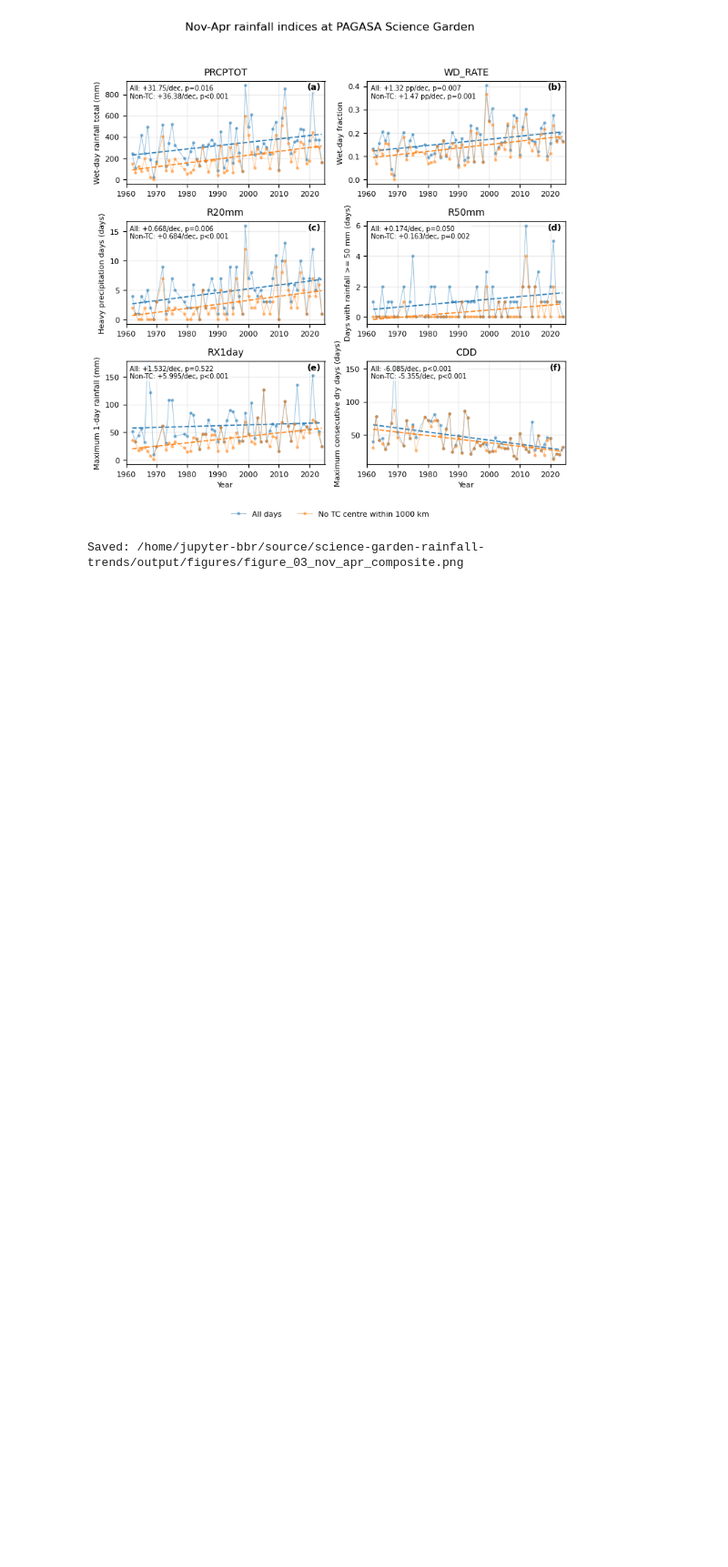
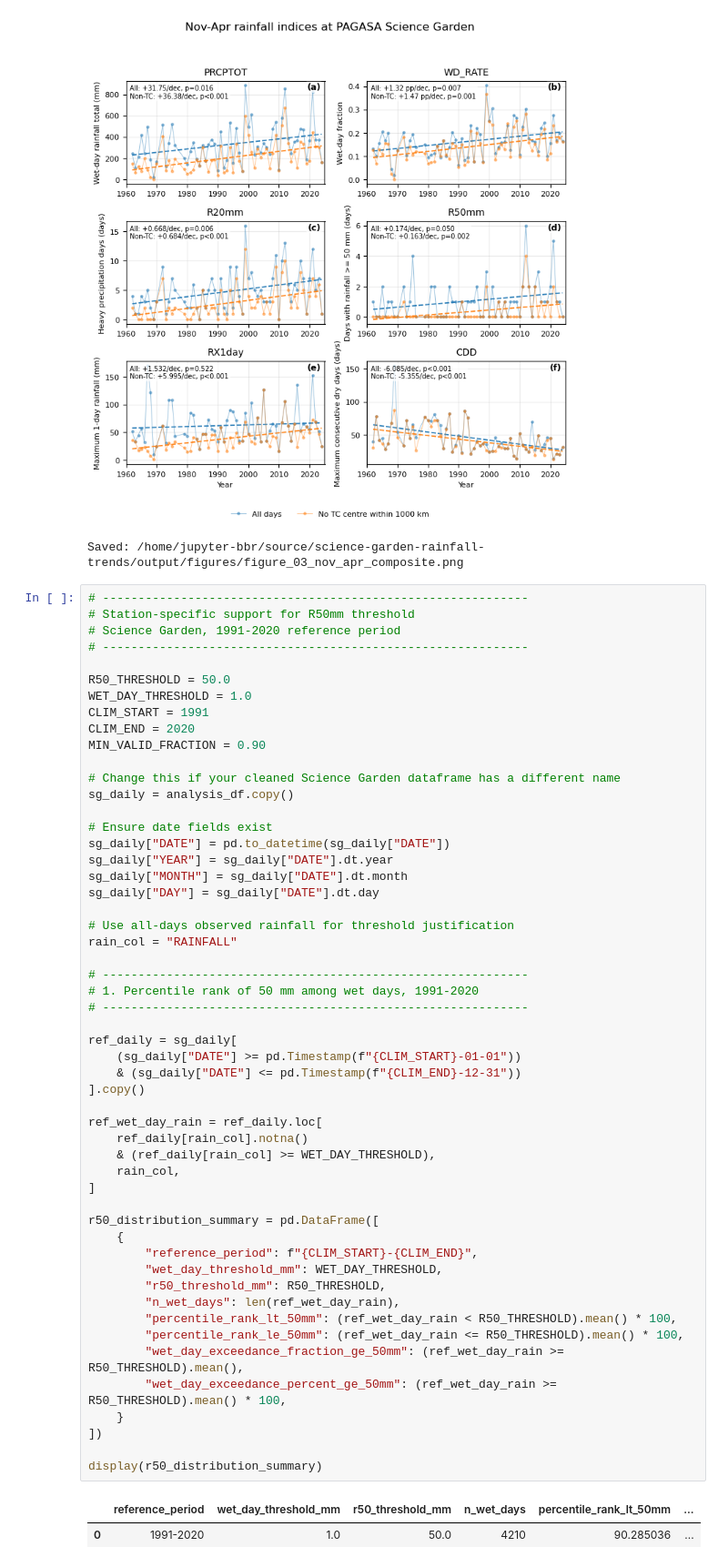
Before and after one commit to baracoma/science-garden-rainfall-trends, a Jupyter notebook: 02_analysis_and_figures.ipynb, the cells around one changed output. Shown at 91% size. Saved outputs shown, nothing was run; the diff lists cells and outputs as text; blank space fills up the shorter version.

Commit message:
updated r50mm calculation and justification

```diff
--- a/02_analysis_and_figures.ipynb
+++ b/02_analysis_and_figures.ipynb
@@ -2801,3 +2907,59 @@ make_composite_timeseries_figure(
 # %% [output]
 [figure]
 Saved: /home/jupyter-bbr/source/science-garden-rainfall-trends/output/figures/figure_03_nov_apr_composite.png
+# %%
+# ------------------------------------------------------------
+# Station-specific support for R50mm threshold
+# Science Garden, 1991-2020 reference period
+# ------------------------------------------------------------
+
+R50_THRESHOLD = 50.0
+WET_DAY_THRESHOLD = 1.0
+CLIM_START = 1991
+CLIM_END = 2020
+MIN_VALID_FRACTION = 0.90
+
+# Change this if your cleaned Science Garden dataframe has a different name
+sg_daily = analysis_df.copy()
+
+# Ensure date fields exist
+sg_daily["DATE"] = pd.to_datetime(sg_daily["DATE"])
+sg_daily["YEAR"] = sg_daily["DATE"].dt.year
+sg_daily["MONTH"] = sg_daily["DATE"].dt.month
+sg_daily["DAY"] = sg_daily["DATE"].dt.day
+
+# Use all-days observed rainfall for threshold justification
+rain_col = "RAINFALL"
+
+# ------------------------------------------------------------
+# 1. Percentile rank of 50 mm among wet days, 1991-2020
+# ------------------------------------------------------------
+
+ref_daily = sg_daily[
+    (sg_daily["DATE"] >= pd.Timestamp(f"{CLIM_START}-01-01"))
+    & (sg_daily["DATE"] <= pd.Timestamp(f"{CLIM_END}-12-31"))
+].copy()
+
+ref_wet_day_rain = ref_daily.loc[
+    ref_daily[rain_col].notna()
+    & (ref_daily[rain_col] >= WET_DAY_THRESHOLD),
+    rain_col,
+]
+
+r50_distribution_summary = pd.DataFrame([
+    {
+        "reference_period": f"{CLIM_START}-{CLIM_END}",
+        "wet_day_threshold_mm": WET_DAY_THRESHOLD,
+        "r50_threshold_mm": R50_THRESHOLD,
+        "n_wet_days": len(ref_wet_day_rain),
+        "percentile_rank_lt_50mm": (ref_wet_day_rain < R50_THRESHOLD).mean() * 100,
+        "percentile_rank_le_50mm": (ref_wet_day_rain <= R50_THRESHOLD).mean() * 100,
+        "wet_day_exceedance_fraction_ge_50mm": (ref_wet_day_rain >= R50_THRESHOLD).mean(),
+        "wet_day_exceedance_percent_ge_50mm": (ref_wet_day_rain >= R50_THRESHOLD).mean() * 100,
+    }
+])
+
+display(r50_distribution_summary)
+# %% [output]
+|  | reference_period | wet_day_threshold_mm | r50_threshold_mm | n_wet_days | percentile_rank_lt_50mm | ... |
+| 0 | 1991-2020 | 1.0 | 50.0 | 4210 | 90.285036 | ... |
```
Also changed, not shown: parts of 8 cells of this notebook.
